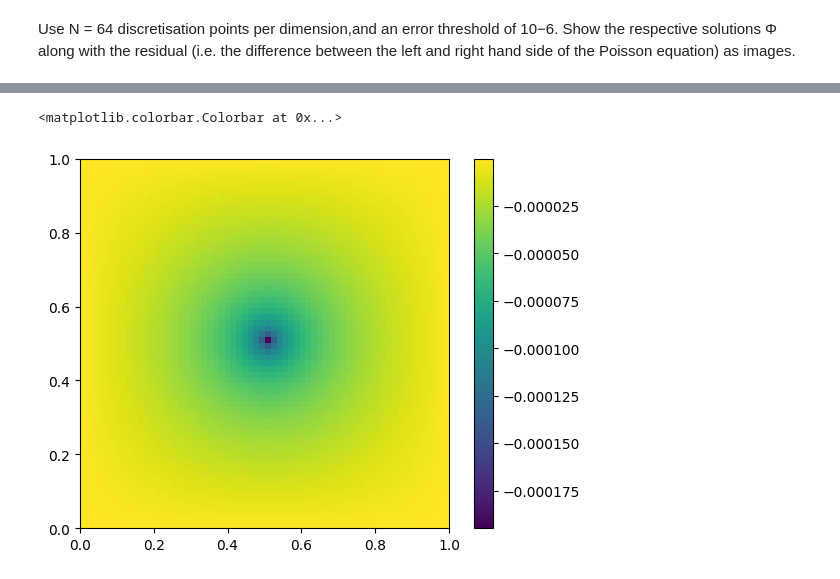
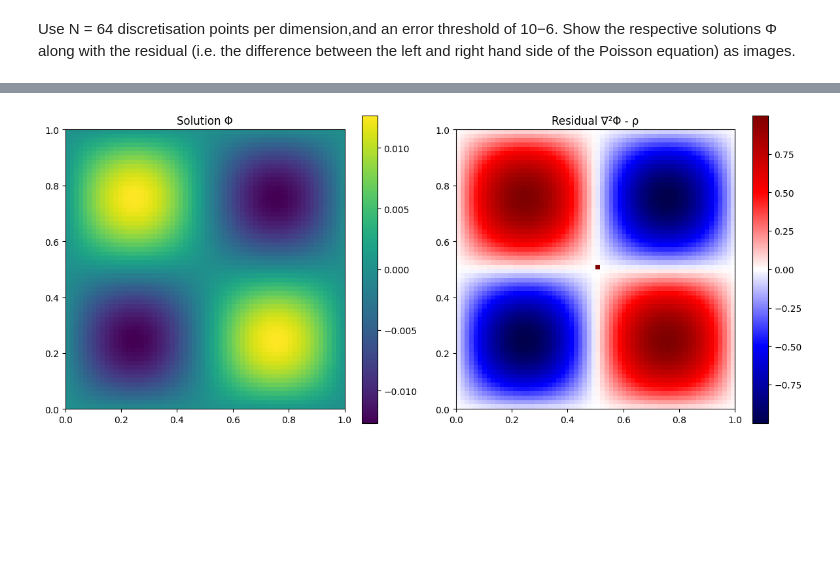
Before and after one commit to ShannonS00/Computational-Astrophysics, a Jupyter notebook: Worksheet_7/WS_7.ipynb, the cells around one changed output, grey strips where cells are left out. Drawn from its saved outputs; the diff is of its cells as text; code cells hidden in the pictures; blank space fills up the shorter version.

```diff
--- a/Worksheet_7/WS_7.ipynb
+++ b/Worksheet_7/WS_7.ipynb
@@ -355,7 +346,21 @@ Iteration 110: error =  9.821e-05
-# %%
-fig, ax = plt.subplots()
-im = ax.imshow(phicg, extent=(0, 1, 0, 1), origin='lower')
-plt.colorbar(im)
-# %% [output]
-<matplotlib.colorbar.Colorbar at 0x...>
-[figure, removed]
+# %%
+# Compute Residuals
+u_full = np.zeros((N+2, N+2))
+u_full[1:-1, 1:-1] = phicg
+residual = rho - apply_A(u_full, h)[1:-1, 1:-1]
+
+
+# Plot solution and residual
+fig, axes = plt.subplots(1, 2, figsize=(12, 5))
+im0 = axes[0].imshow(phicg, origin='lower', extent=[0,1,0,1], cmap='viridis')
+axes[0].set_title("Solution Φ")
+fig.colorbar(im0, ax=axes[0])
+
+im1 = axes[1].imshow(residual, origin='lower', extent=[0,1,0,1], cmap='seismic')
+axes[1].set_title("Residual ∇²Φ - ρ")
+fig.colorbar(im1, ax=axes[1])
+
+plt.tight_layout()
+plt.show()
+# %% [output]
+[figure, added]
```
Also changed, not shown: parts of 12 cells of this notebook.
